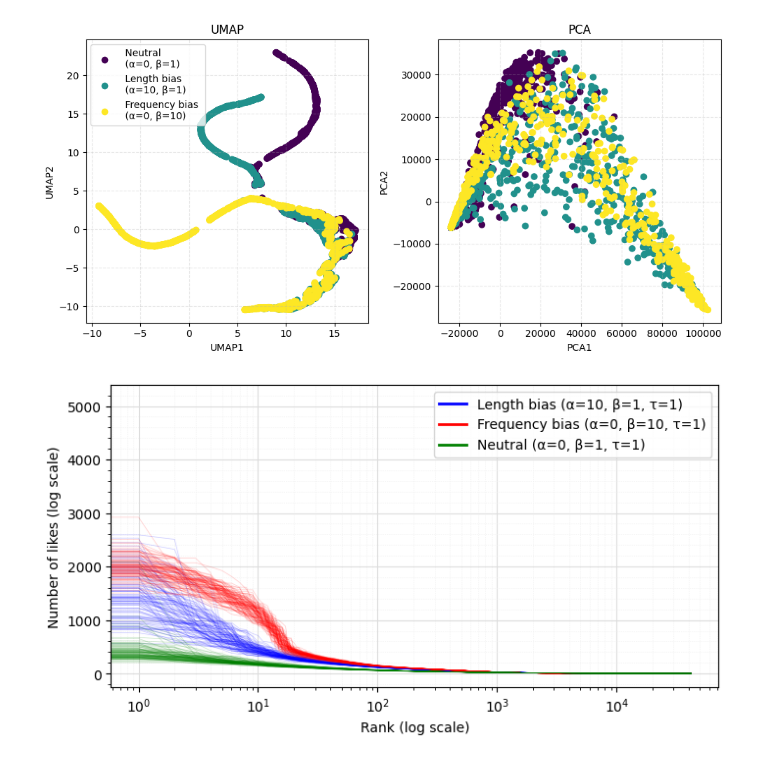
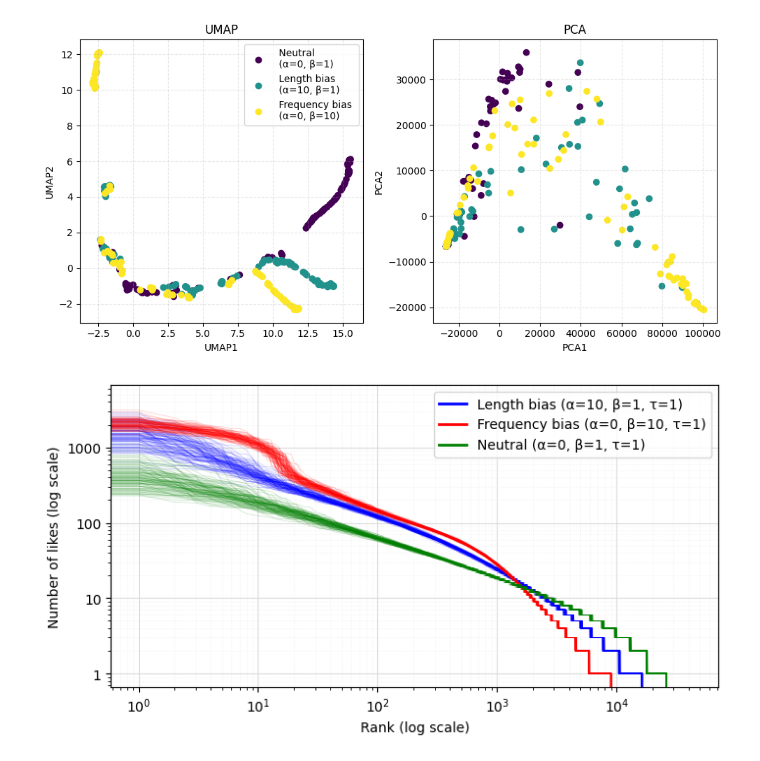
Before and after one commit to alexeykosh/2023-slovotvir-reuse-analysis, a Jupyter notebook: testing.ipynb, the cells around one changed output. Cells and saved outputs as stored; diff of their text form; code cells hidden in the pictures.

Commit message:
added figures for the pre-reg

```diff
--- a/testing.ipynb
+++ b/testing.ipynb
@@ -11,4 +11,4 @@ from sklearn.decomposition import PCA
 from src.SlovotvirModelM import (run_model_parallel)
 # run_model,
 # %%
-N = 1000
+N = 100
@@ -113,7 +106,7 @@ axs[1].set_title('PCA')
 plt.tight_layout()
 plt.show()
 # %% [output]
-[figure, old version]
+[figure, new version]
 # %%
 fig, ax = plt.subplots(figsize=(8, 4))
 # for _ in range(100):
@@ -130,35 +123,35 @@ likes_model = run_model_parallel([0] * 100, [10] * 100, [1] * 100, 100)
 for i in likes_model:
         plt.plot(range(len(i)),
                 i,
                 color='red',
                 linewidth=0.5, alpha=0.2, label='Frequency bias (α=0, β=10, τ=1)')
 # for _ in range(100):
         # likes_model = run_model((0, 1, 1))
 likes_model = run_model_parallel([0] * 100, [1] * 100, [1] * 100, 100)
 for i in likes_model:
         plt.plot(range(len(i)),
                 i,
                 color='green',
                 linewidth=0.5, alpha=0.2, label='Neutral (α=0, β=1, τ=1)')
 ax.set_xlabel('Rank (log scale)')
 ax.set_ylabel('Number of likes (log scale)')
-# ax.set_yscale('log')
+ax.set_yscale('log')
 ax.set_xscale('log')
 ax.yaxis.set_major_formatter(mticker.ScalarFormatter())
 handles, labels = plt.gca().get_legend_handles_labels()
 by_label = dict(zip(labels, handles))
 legend = plt.legend(by_label.values(), by_label.keys())
 for lh in legend.legendHandles:
     lh.set_alpha(1)
     lh.set_linewidth(2)
 ax.grid(which='major', color='#DDDDDD', linewidth=0.8)
 ax.grid(which='minor', color='#EEEEEE', linestyle=':', linewidth=0.5)
 ax.minorticks_on()
 # save to pdf
 plt.savefig('figures/model_prior.pdf', bbox_inches='tight')
 plt.show()
 # %% [output]
-[figure, old version]
+[figure, new version]
 # %%
 fig, ax = plt.subplots(figsize=(8, 4))
 colors = plt.cm.viridis(np.linspace(0, 1, 4))
```
Also changed, not shown: parts of 4 cells of this notebook.
